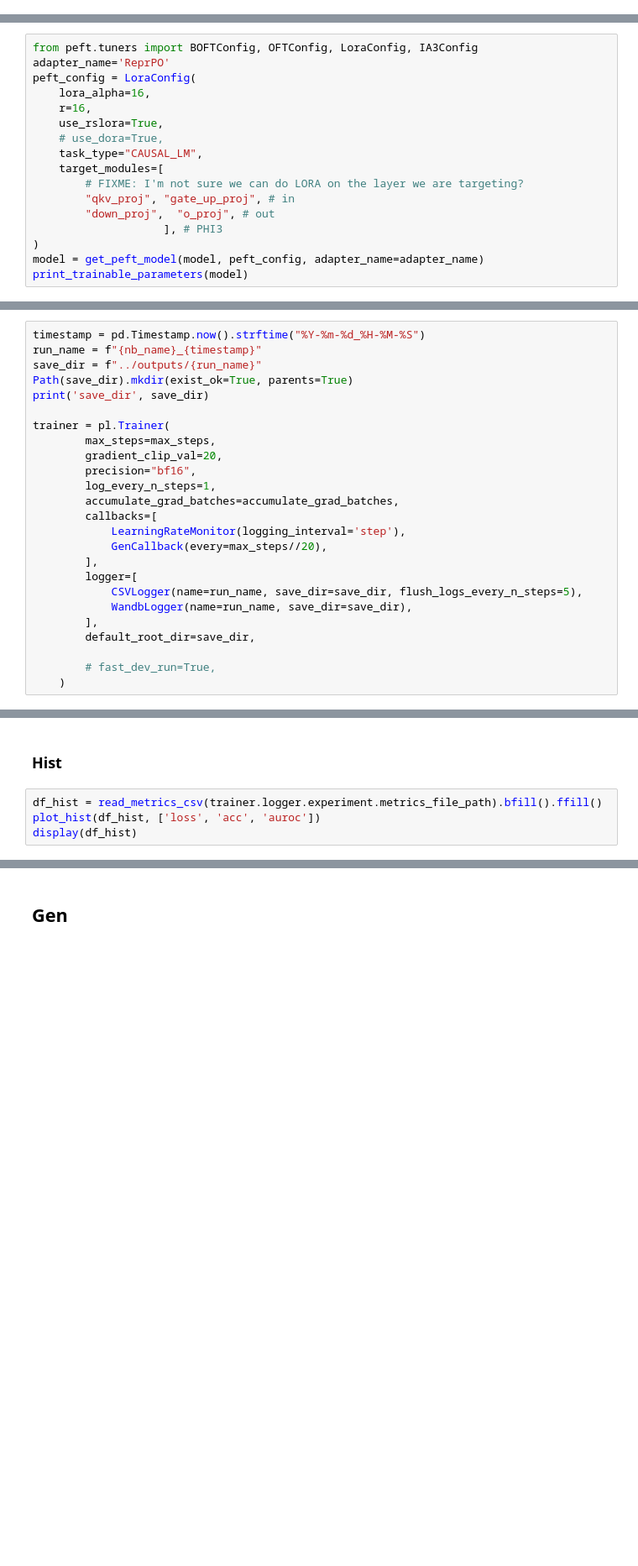
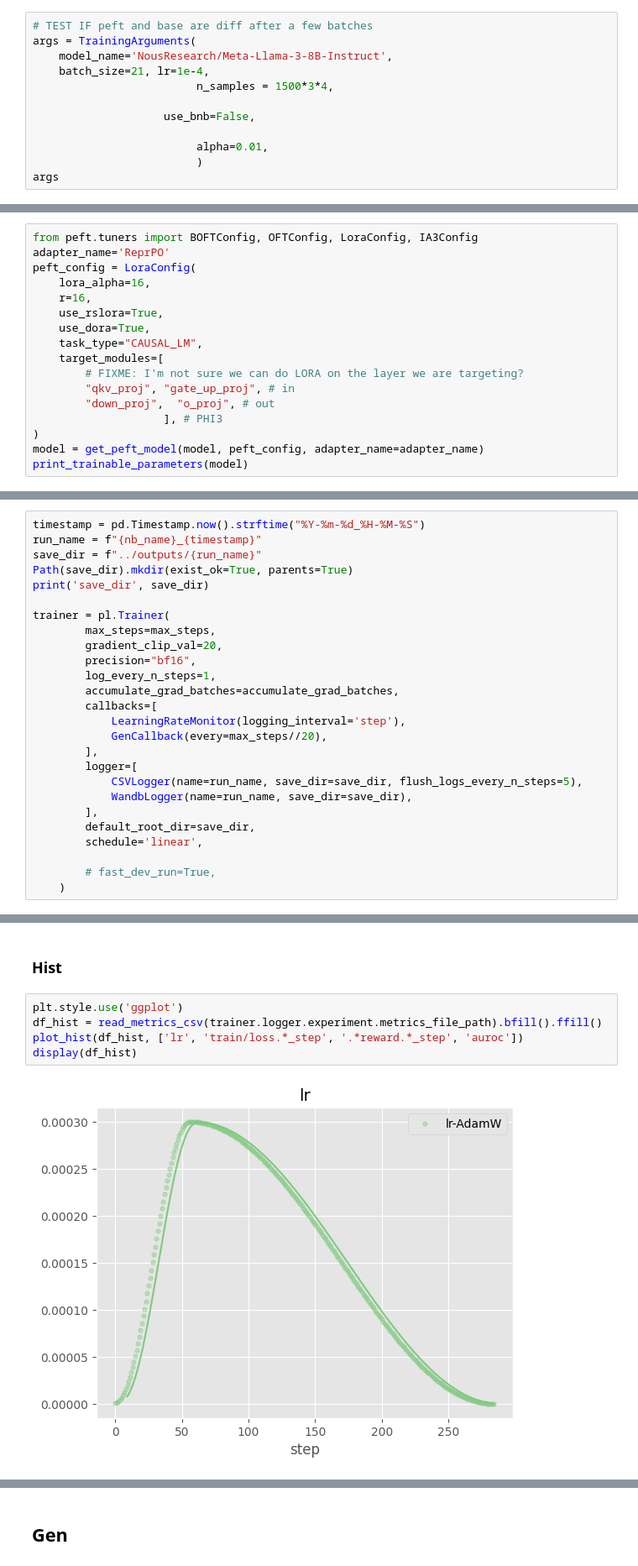
Before and after one commit to wassname/repr-preference-optimization, a Jupyter notebook: nbs/31_reprpo_side.ipynb, the cells around one changed output, grey strips where cells are left out. Shown at 84% size. Cells and saved outputs as stored; diff of their text form; blank space fills up the shorter version.

```diff
--- a/nbs/31_reprpo_side.ipynb
+++ b/nbs/31_reprpo_side.ipynb
@@ -56,3 +56,15 @@ args = TrainingArguments(batch_size=7, lr=1e-4,
 args
 # %% [output]
 ReprPOInTrainingArguments(model_name='microsoft/Phi-3-mini-4k-instruct', use_bnb=True, use_gradient_checkpointing=False, use_inputs=True, n_epochs=1, batch_size=7, lr=0.0001, weight_decay=0.0, n_sampl ...
+# %%
+# TEST IF peft and base are diff after a few batches
+args = TrainingArguments(
+    model_name='NousResearch/Meta-Llama-3-8B-Instruct',
+    batch_size=21, lr=1e-4,
+                         n_samples = 1500*3*4,
+
+                    use_bnb=False,
+
+                         alpha=0.01,
+                         )
+args
@@ -93,7 +109,7 @@ peft_config = LoraConfig(
     lora_alpha=16,
     r=16,
     use_rslora=True,
-    # use_dora=True,
+    use_dora=True,
     task_type="CAUSAL_LM",
     target_modules=[
         # FIXME: I'm not sure we can do LORA on the layer we are targeting?
@@ -235,6 +251,7 @@ trainer = pl.Trainer(
             WandbLogger(name=run_name, save_dir=save_dir),
         ],
         default_root_dir=save_dir,
+        schedule='linear',
 
         # fast_dev_run=True,
     )
@@ -275,6 +308,9 @@ Error:
 # %% [markdown]
 ### Hist
 # %%
+plt.style.use('ggplot')
 df_hist = read_metrics_csv(trainer.logger.experiment.metrics_file_path).bfill().ffill()
-plot_hist(df_hist, ['loss', 'acc', 'auroc'])
+plot_hist(df_hist, ['lr', 'train/loss.*_step', '.*reward.*_step', 'auroc'])
 display(df_hist)
+# %% [output]
+[figure, added]
```
Also changed, not shown: parts of 18 cells of this notebook, 5 other files.
